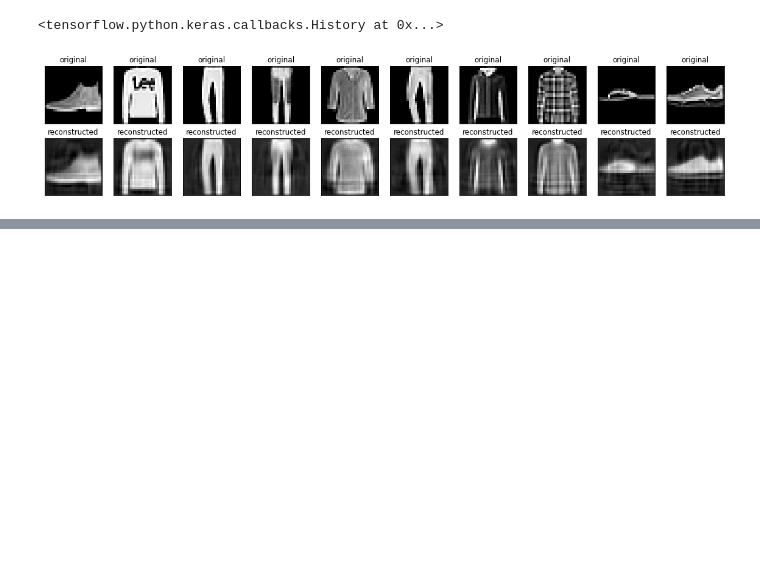
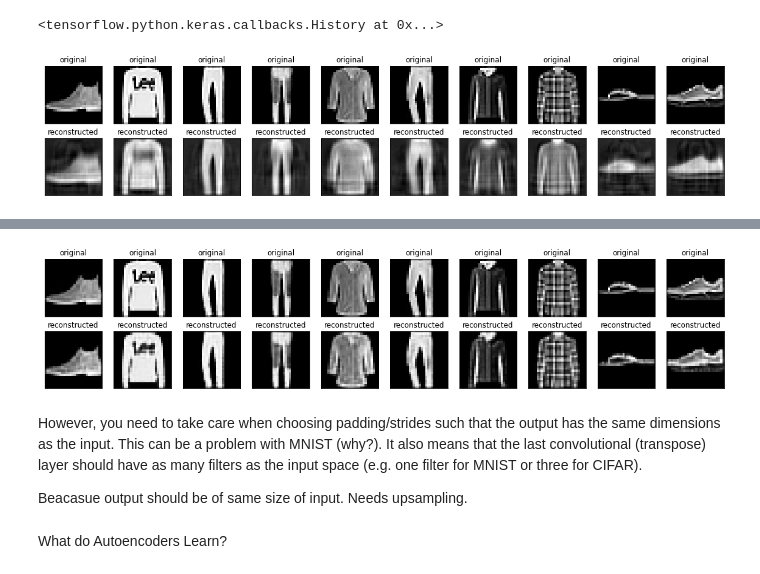
Before and after one commit to BlackCurrantDS/DeepLearning, a Jupyter notebook: IDL_Assignment8.ipynb, the cells around one changed output, grey strips where cells are left out. Saved outputs shown, nothing was run; the diff lists cells and outputs as text; code cells hidden in the pictures; blank space fills up the shorter version.

```diff
--- a/IDL_Assignment8.ipynb
+++ b/IDL_Assignment8.ipynb
@@ -344,0 +351,8 @@ plt.show()
+# %%
+x_train = x_train.astype('float32') / 255.
+x_test = x_test.astype('float32') / 255.
+
+x_train = x_train[..., tf.newaxis]
+x_test = x_test[..., tf.newaxis]
+
+print(x_train.shape)
@@ -344,0 +381,7 @@ plt.show()
+# %%
+autoencoder.compile(optimizer='adam', loss=losses.MeanSquaredError())
+# %%
+autoencoder.fit(x_train, x_train,
+                epochs=10,
+                shuffle=True,
+                validation_data=(x_test, x_test))
@@ -344,0 +442,32 @@ plt.show()
+# %%
+encoded_imgs = autoencoder.encoder(x_test).numpy()
+decoded_imgs = autoencoder.decoder(encoded_imgs).numpy()
+# %%
+n = 10
+plt.figure(figsize=(20, 4))
+for i in range(n):
+
+    # display original + noise
+    ax = plt.subplot(2, n, i + 1)
+    plt.title("original")
+    plt.imshow(tf.squeeze(x_test[i]))
+    plt.gray()
+    ax.get_xaxis().set_visible(False)
+    ax.get_yaxis().set_visible(False)
+
+    # display reconstruction
+    bx = plt.subplot(2, n, i + n + 1)
+    plt.title("reconstructed")
+    plt.imshow(tf.squeeze(decoded_imgs[i]))
+    plt.gray()
+    bx.get_xaxis().set_visible(False)
+    bx.get_yaxis().set_visible(False)
+plt.show()
+# %% [output]
+[figure, added]
+# %% [markdown]
+However, you need to take care when choosing padding/strides such that the output has the same dimensions as the input. This can be a problem with MNIST (why?). It also means that the last convolutional (transpose) layer should have as many filters as the input space (e.g. one filter for MNIST or three for CIFAR).
+
+Beacasue output should be of same size of input. Needs upsampling.
+# %% [markdown]
+What do Autoencoders Learn?
```
Also changed, not shown: parts of 10 cells of this notebook.
